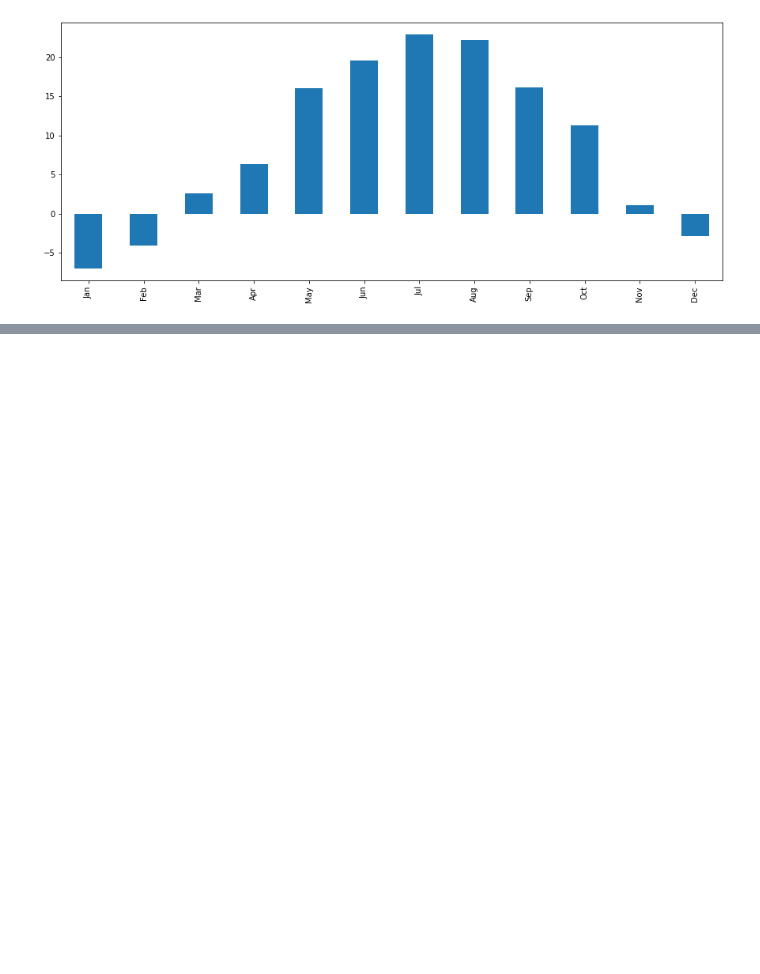
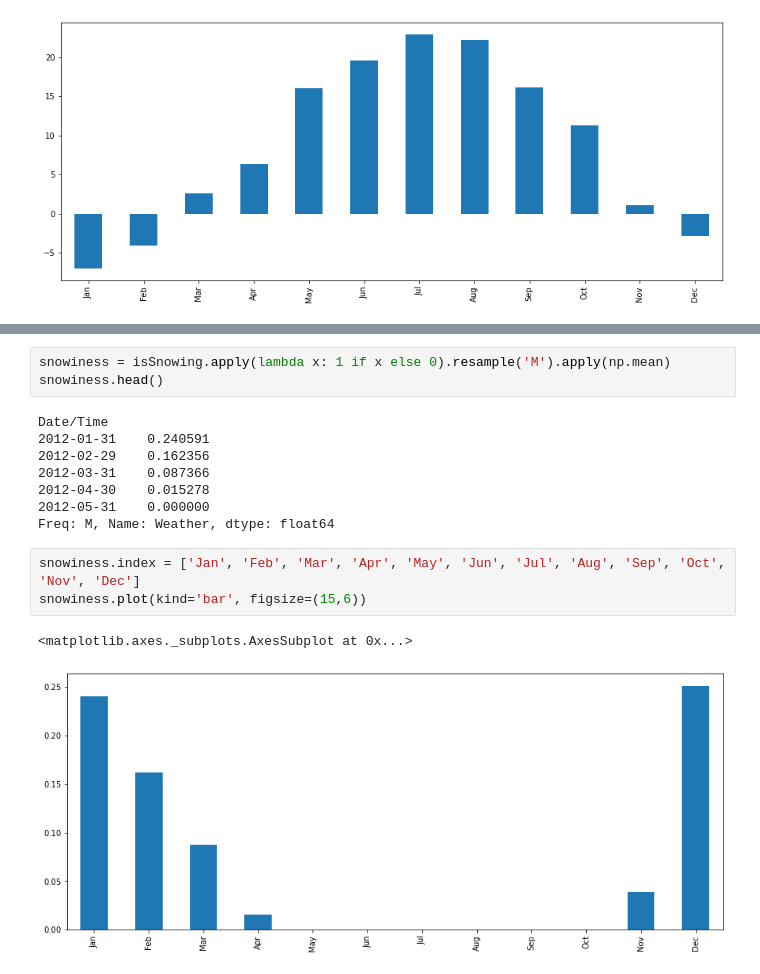
Before and after one commit to ZhangSteven/notebooks, a Jupyter notebook: cookbook_ch05.ipynb, the cells around one changed output, grey strips where cells are left out. Cells and saved outputs as stored; diff of their text form; blank space fills up the shorter version.

```diff
--- a/cookbook_ch05.ipynb
+++ b/cookbook_ch05.ipynb
@@ -87,0 +93,17 @@ monthlyMedian.plot(kind='bar', figsize=(15,6))
+# %%
+snowiness = isSnowing.apply(lambda x: 1 if x else 0).resample('M').apply(np.mean)
+snowiness.head()
+# %% [output]
+Date/Time
+2012-01-31    0.240591
+2012-02-29    0.162356
+2012-03-31    0.087366
+2012-04-30    0.015278
+2012-05-31    0.000000
+Freq: M, Name: Weather, dtype: float64
+# %%
+snowiness.index = ['Jan', 'Feb', 'Mar', 'Apr', 'May', 'Jun', 'Jul', 'Aug', 'Sep', 'Oct', 'Nov', 'Dec']
+snowiness.plot(kind='bar', figsize=(15,6))
+# %% [output]
+<matplotlib.axes._subplots.AxesSubplot at 0x...>
+[figure, added]
```
Also changed, not shown: parts of 8 cells of this notebook, 3 other files.
